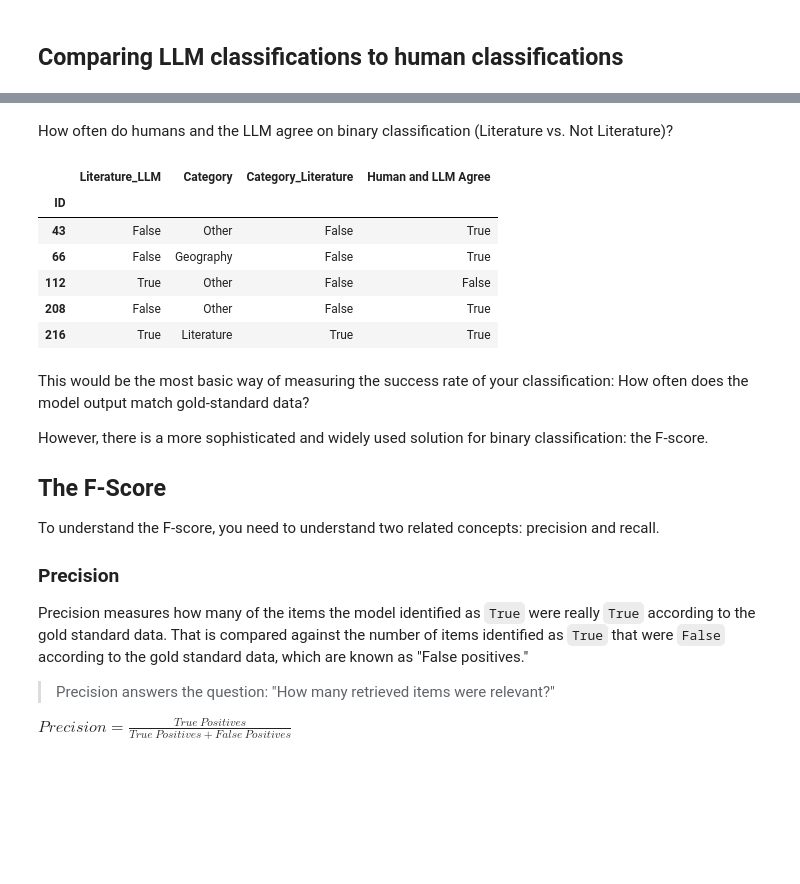
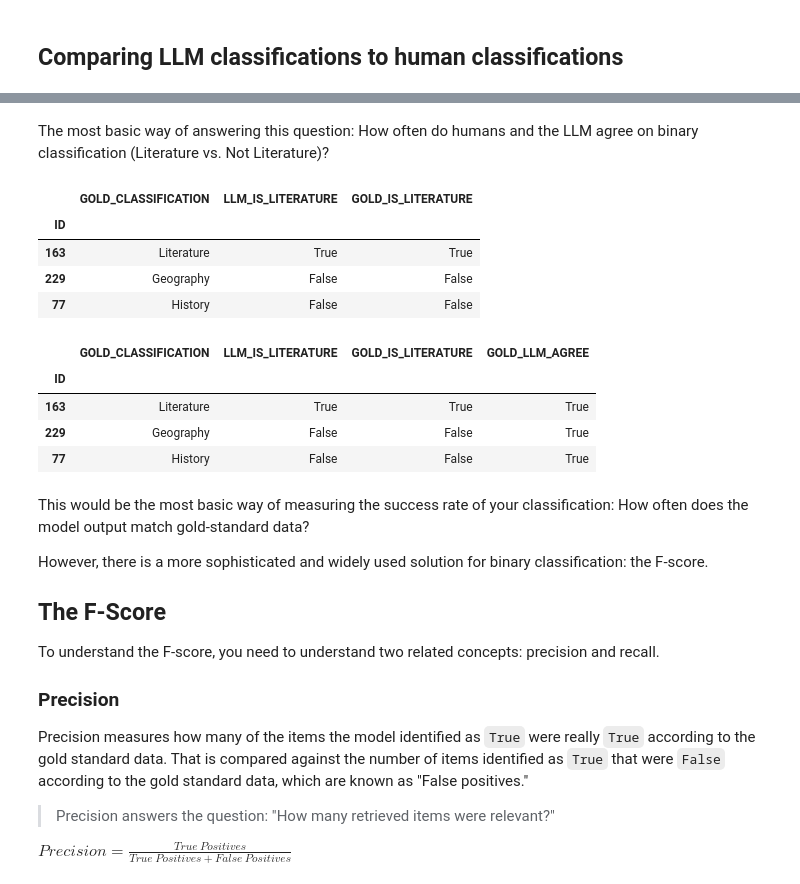
Before and after one commit to erikfredner/tap-2024, a Jupyter notebook: lesson_2.ipynb, the cells around one changed output, grey strips where cells are left out. Saved outputs shown, nothing was run; the diff lists cells and outputs as text; code cells hidden in the pictures; blank space fills up the shorter version.

```diff
--- a/lesson_2.ipynb
+++ b/lesson_2.ipynb
@@ -483,0 +472,3 @@ Assistant response: {"Literature": false}
+# %%
+row = data[data['ID'].isin(test_id)]
+row
@@ -483,0 +492,3 @@ Assistant response: {"Literature": false}
+# %%
+output[test_id[0]] = json.loads(c.choices[0].message.content)
+output
@@ -486,11 +499,18 @@ Now we can put all of this together to automatically process a batch of question
 # %%
 l = list()
 
-for id in random.sample(gold_ids, 20):
+for idx, gold_row in gold_labels.sample(3).iterrows():
+    # get row values
+    gold_id = gold_row["ID"]
+    gold_classification = gold_row["CLASSIFICATION"]
+
+    question_row = data[data['ID'] == gold_id]
+    prompt = make_prompt(question_row)
+    c = make_completion(system_prompt, prompt)
+
+    # make output
     d = dict()
-    row = data[data.index == id]
-    prompt = make_prompt(row)
-    c = make_completion(system_prompt, prompt, print=False)
-    d["ID"] = id
+    d["ID"] = gold_id
+    d["CLASSIFICATION"] = gold_classification
     d.update(json.loads(c.choices[0].message.content))
     l.append(d)
@@ -509,0 +541,4 @@ output
+# %%
+output.columns = ["ID", "GOLD_CLASSIFICATION", "LLM_IS_LITERATURE"]
+output.set_index("ID", inplace=True)
+output
@@ -522,17 +553,10 @@ gold_labels.head()
 # %% [markdown]
-How often do humans and the LLM agree on binary classification (Literature vs. Not Literature)?
+The most basic way of answering this question: How often do humans and the LLM agree on binary classification (Literature vs. Not Literature)?
-# %%
-agree_df = output.merge(gold_labels, left_index=True, right_index=True)
-agree_df["Category_Literature"] = agree_df["Category"] == "Literature"
-agree_df["Human and LLM Agree"] = (
-    agree_df["Category_Literature"] == agree_df["Literature_LLM"]
-)
-agree_df
-# %% [output]
-|  | Literature_LLM | Category | Category_Literature | Human and LLM Agree |
-| ID |  |  |  |  |
-| 43 | False | Other | False | True |
-| 66 | False | Geography | False | True |
-| 112 | True | Other | False | False |
-| 208 | False | Other | False | True |
-| 216 | True | Literature | True | True |
+# %%
+output["GOLD_IS_LITERATURE"] = output["GOLD_CLASSIFICATION"] == "Literature"
+# %% [output]
+|  | GOLD_CLASSIFICATION | LLM_IS_LITERATURE | GOLD_IS_LITERATURE |
+| ID |  |  |  |
+| 163 | Literature | True | True |
+| 229 | Geography | False | False |
+| 77 | History | False | False |
@@ -539,3 +565,11 @@ agree_df
+# %%
+output
+# %% [output]
+|  | GOLD_CLASSIFICATION | LLM_IS_LITERATURE | GOLD_IS_LITERATURE | GOLD_LLM_AGREE |
+| ID |  |  |  |  |
+| 163 | Literature | True | True | True |
+| 229 | Geography | False | False | True |
+| 77 | History | False | False | True |
 # %% [markdown]
 This would be the most basic way of measuring the success rate of your classification: How often does the model output match gold-standard data?
 
```
Also changed, not shown: parts of 39 cells of this notebook.
